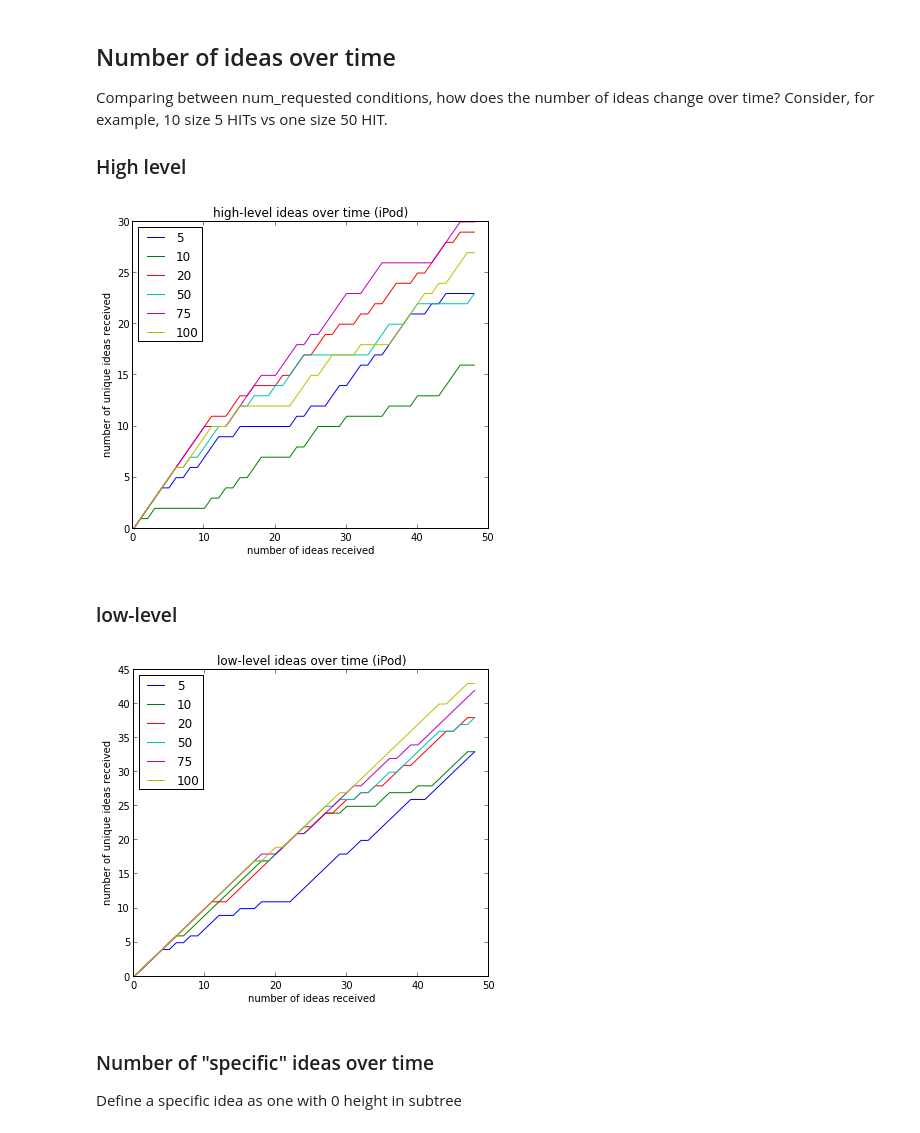
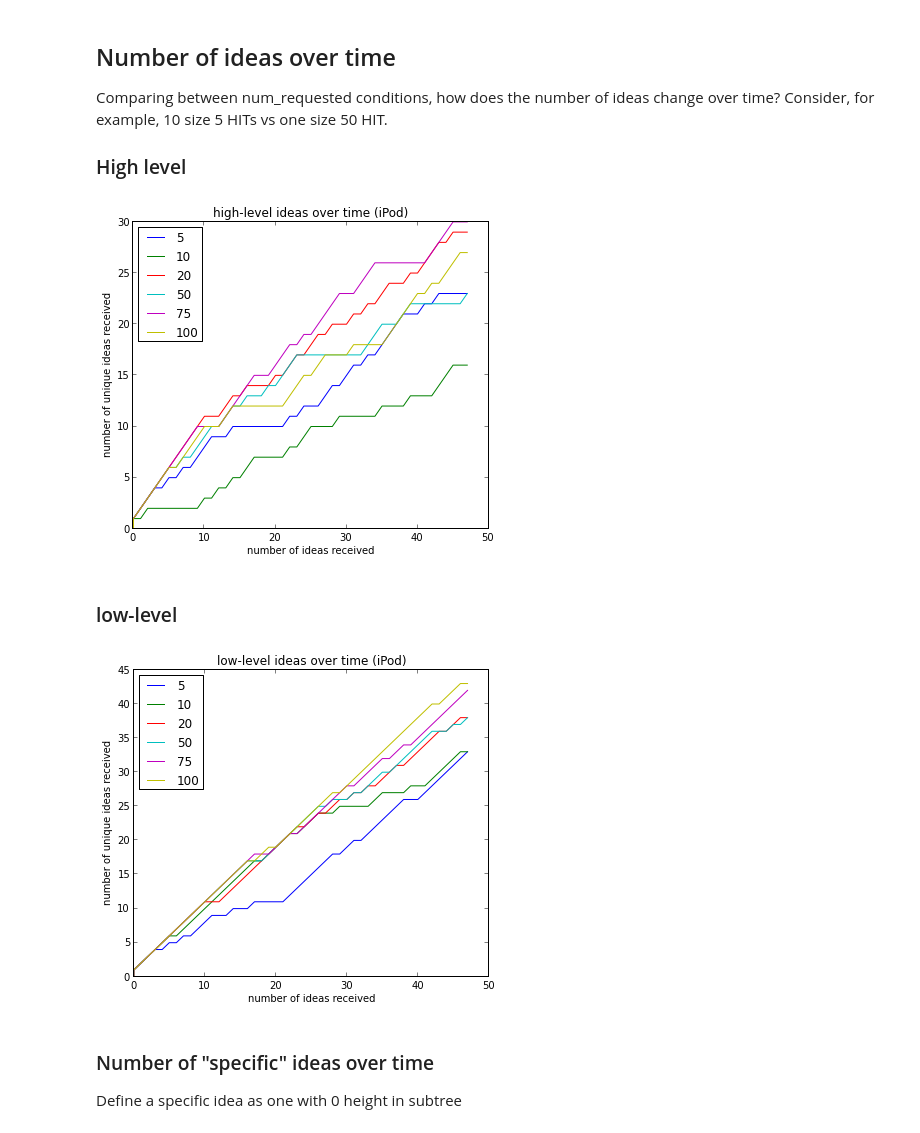
Before and after one commit to filkry/crowbrain, a Jupyter notebook: exps/post_pilot16_stats.ipynb, the cells around one changed output. Drawn from its saved outputs; the diff is of its cells as text; code cells hidden in the pictures.

```diff
--- a/exps/post_pilot16_stats.ipynb
+++ b/exps/post_pilot16_stats.ipynb
@@ -394,6 +409,8 @@ df['time_spent'] = df['end_time'] - df['start_time']
 
 sub_df = df[(df['time_valid'] > 0)]
 assert(min(sub_df['time_spent']) > 0)
+
+df['accept_to_submit_timedelta'] = df['submit_datetime'] - df['accept_datetime']
 # %% [markdown]
 ### completeness (user gave full # requested responses)
 # %%
@@ -557,6 +575,7 @@ wids = pd.Series([wid for ((nr, wid, qc, sdt), run) in runs], dtype=object)
 qcs = pd.Series([qc for ((nr, wid, qc, sdt), run) in runs], dtype=object)
 nrs = pd.Series([nr for ((nr, wid, qc, sdt), run) in runs], dtype=uint16)
 nrc = pd.Series([len(run) for ((nr, wid, qc, sdt), run) in runs], dtype=uint16)
+cpr = pd.Series([n for n in nrc], dtype=float64) / nrs
 
 for i in nrs.index:
     assert(nrs[i] >= nrc[i])
@@ -667,6 +686,7 @@ run_metrics_df = pd.DataFrame({'hashed_worker_id': wids,
                             'question_code': qcs,
                             'num_requested': nrs,
                             'num_received': nrc,
+                            'completion_rate': cpr,
                             'sumbit_datetime': sdts,
                             'mean_word_count': mwc,
                             'num_manual_original': nmo,
@@ -933,7 +1000,9 @@ def count_over_responses_cross_qc(base_df, count_func, xlab, ylab, t):
             ssub_df = ssub_df.sort('submit_datetime')
             ssub_df = ssub_df.iloc[:min_cond_size]
 
-            plot(count_func(ssub_df), label=str(nr))
+            xs, ys = zip(*count_func(ssub_df))
+
+            plot(xs, ys, label=str(nr))
 
         legend(loc='upper left')
 # %% [markdown]
@@ -1139,30 +1222,30 @@ Comparing between num_requested conditions, how does the number of ideas change
 # %%
 def count_func(df):
     clusters = set()
-    num_clusters = [0,]
+    num_clusters = [(0,0)]
 
-    for c in df['h_cluster_high']:
+    for i, c in enumerate(df['h_cluster_high']):
         clusters.add(c)
-        num_clusters.append(len(clusters))
+        num_clusters.append((i, len(clusters)))
 
     return num_clusters
 
 count_over_responses_cross_qc(h_cluster_valid_df, count_func,
                               'number of ideas received',
                               'number of unique ideas received',
                               'high-level ideas over time')
 # %% [output]
-[figure, old version]
+[figure, new version]
 # %% [markdown]
 ### low-level
 # %%
 def count_func(df):
     clusters = set()
-    num_clusters = [0,]
+    num_clusters = [(0,0)]
 
-    for c in df['h_cluster']:
+    for i, c in enumerate(df['h_cluster']):
         clusters.add(c)
-        num_clusters.append(len(clusters))
+        num_clusters.append((i, len(clusters)))
 
     return num_clusters
 
@@ -1171,7 +1254,7 @@ count_over_responses_cross_qc(h_cluster_valid_df, count_func,
                               'number of unique ideas received',
                               'low-level ideas over time')
 # %% [output]
-[figure, old version]
+[figure, new version]
 # %% [markdown]
 ### Number of "specific" ideas over time
 
```
Also changed, not shown: parts of 21 cells of this notebook, 1 other file.
